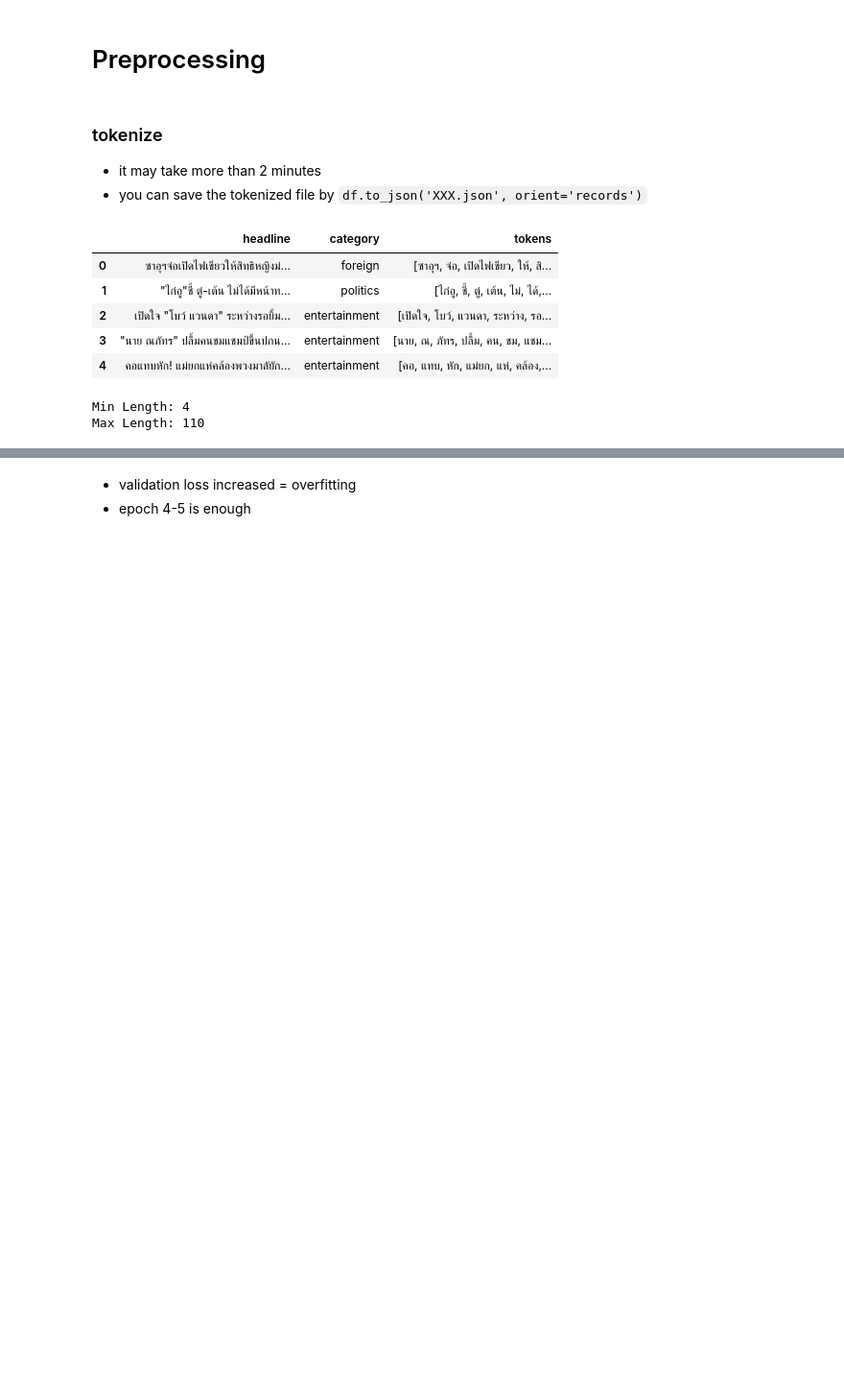
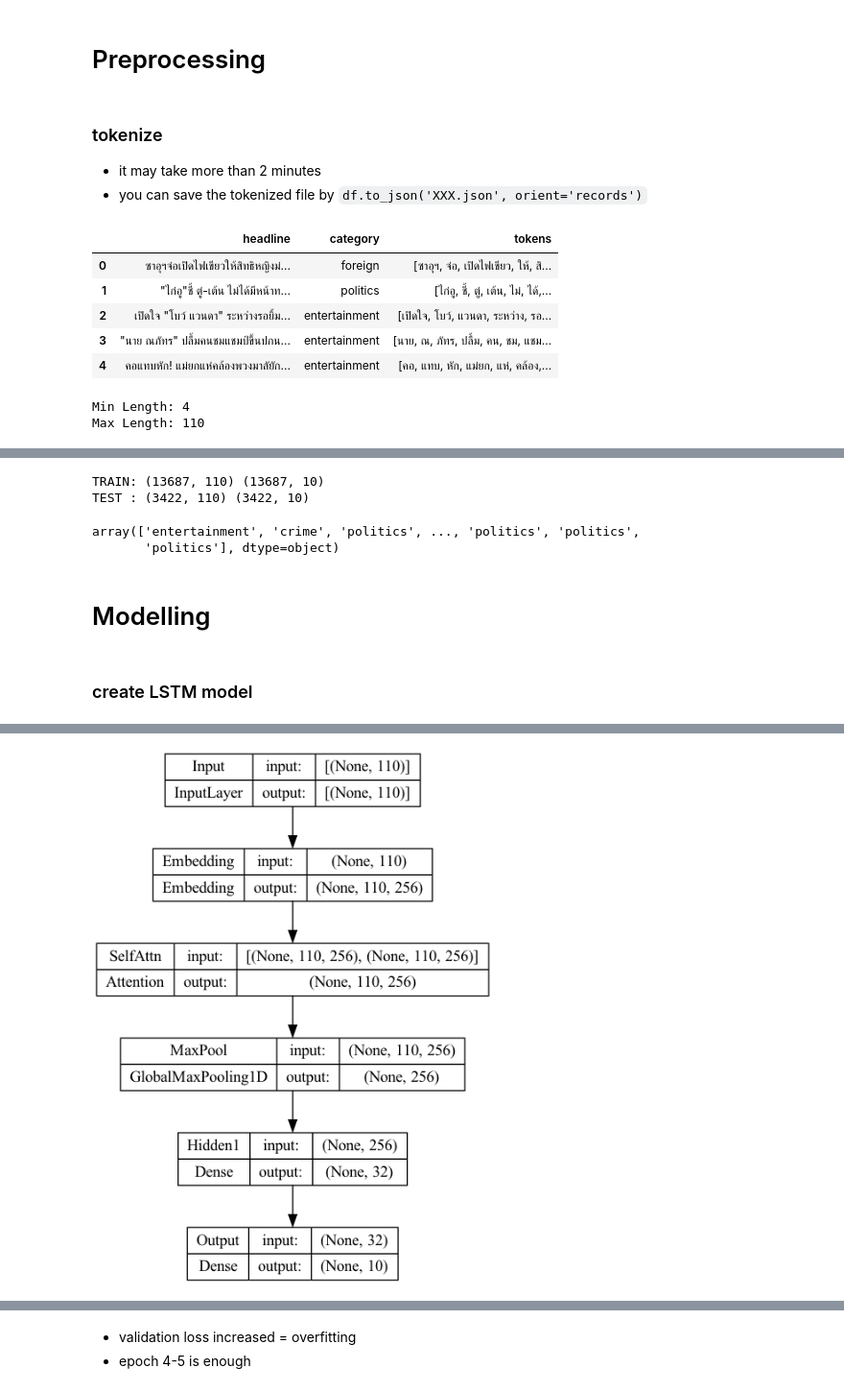
Before and after one commit to nozomiyamada/DSI3, a Jupyter notebook: Thai NLP Examples/text_classification_3_LSTM.ipynb, the cells around one changed output, grey strips where cells are left out. Shown: that part at 96% size. Drawn from its saved outputs; the diff is of its cells as text; code cells hidden in the pictures; blank space fills up the shorter version.

```diff
--- a/Thai NLP Examples/text_classification_3_LSTM.ipynb
+++ b/Thai NLP Examples/text_classification_3_LSTM.ipynb
@@ -51,6 +51,7 @@ def my_tokenize(text):
     text = re.sub(r'\u0E33([\u0E48\u0E49\u0E4A\u0E4B])', r'\1'+'\u0E33', text) # am + tone -> tone + am
     ### TOKENIZE AND FILTERING ###
     tokens = word_tokenize(text, keep_whitespace=False)
+    tokens = [token.strip('(').strip(')') for token in tokens]
     tokens = [token for token in tokens if re.match(r'[A-zก-ไ][A-zก-๙\.]*', token)]
     return tokens
 # %% [markdown]
@@ -218,0 +157,7 @@ plot_model(NN, show_shapes=True)
+# %%
+MAX_LENGTH = 110
+
+X = [[vocab2index[token] for token in tokens]+[1] for tokens in df['tokens']]
+X = pad_sequences(X, maxlen=MAX_LENGTH, padding="post")
+
+X
@@ -218,0 +172,56 @@ plot_model(NN, show_shapes=True)
+# %%
+X_train, X_test, y_train, y_test = train_test_split(X, y, test_size=0.2, stratify=df['category'], random_state=42)
+
+print('TRAIN:', X_train.shape, y_train.shape)
+print('TEST :', X_test.shape, y_test.shape)
+# %% [output]
+TRAIN: (13687, 110) (13687, 10)
+TEST : (3422, 110) (3422, 10)
+# %%
+y_encoder.inverse_transform(np.argmax(y_train, axis=1))
+# %% [output]
+array(['entertainment', 'crime', 'politics', ..., 'politics', 'politics',
+       'politics'], dtype=object)
+# %% [markdown]
+# Modelling
+# %% [markdown]
+### create LSTM model
+# %%
+## constants
+VOCAB_SIZE = len(vocab2index)
+EMBEDDING_DIM = 256
+LSTM_DIM = 128
+
+## Make Model with Functional API
+## Define Layers
+input_layer = Input(shape=(X_train.shape[-1],), name='Input')
+embedding = Embedding(input_dim=VOCAB_SIZE,
+                    input_length=X_train.shape[-1],
+                    output_dim=EMBEDDING_DIM,
+                    mask_zero=True, # let LSTM ignore padding
+                    name = 'Embedding')
+lstm = Bidirectional(LSTM(LSTM_DIM,
+                        return_sequences=True,
+                        return_state=False,
+                        recurrent_dropout=0.2,
+                        name='LSTM1'), name='BiLSTM')
+concat = Concatenate(name='Concat')
+attention = Attention(name='SelfAttn')
+max_pool = GlobalMaxPool1D(name='MaxPool')
+hidden_1 = Dense(32, activation='relu', name='Hidden1')
+output_layer = Dense(y_train.shape[-1], activation='softmax', name='Output')
+
+## Build Model
+x = embedding(input_layer)
+#x = lstm(x)
+x = attention([x, x])
+x = max_pool(x)
+x = hidden_1(x)
+x = output_layer(x)
+
+model = Model(inputs=[input_layer], outputs=[x])
+model.compile(optimizer='rmsprop', loss='categorical_crossentropy', metrics='accuracy')
+
+## plot model
+plot_model(model, show_shapes=True)
+# %% [output]
@@ -219 +236,2 @@ plot_model(NN, show_shapes=True)
+[figure, added]
 # %%
```
Also changed, not shown: parts of 23 cells of this notebook, 3 other files.
